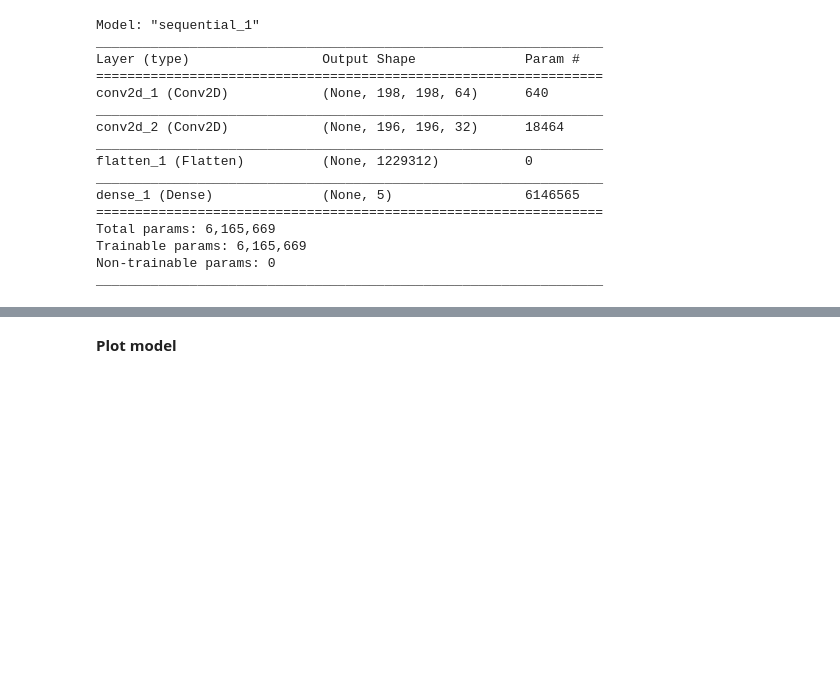
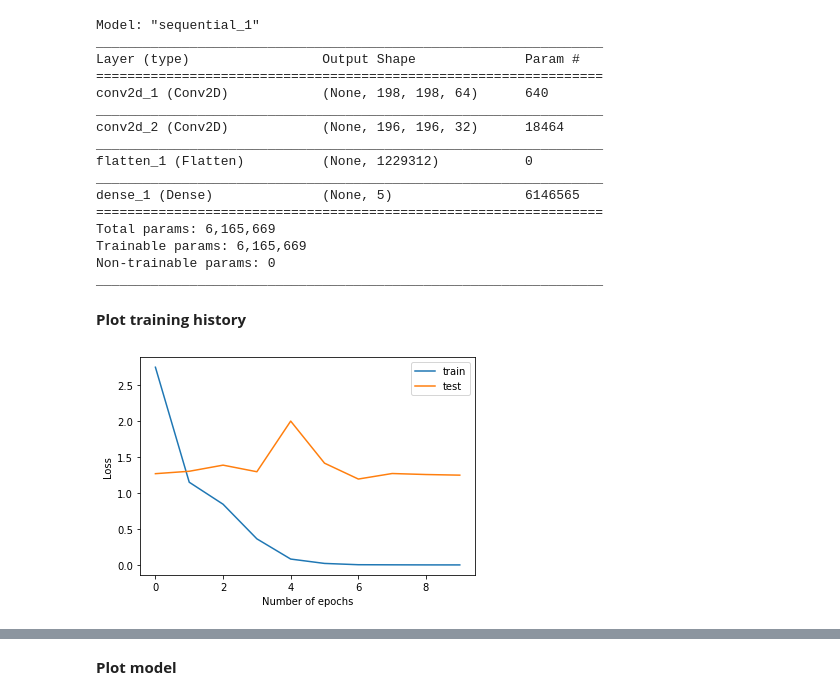
Before and after one commit to fernandolucasaa/computerGeneratedHolography, a Jupyter notebook: neural_network/jupyterNeuralNetworks.ipynb, the cells around one changed output, grey strips where cells are left out. Drawn from its saved outputs; the diff is of its cells as text; code cells hidden in the pictures; blank space fills up the shorter version.

```diff
--- a/neural_network/jupyterNeuralNetworks.ipynb
+++ b/neural_network/jupyterNeuralNetworks.ipynb
@@ -82,0 +86,15 @@ for i in range(nb_holograms):
+# %%
+def normalize(arr):
+    max_value = np.max(np.max(arr, axis = 0))
+    min_value = np.min(np.min(arr, axis = 0))
+    arr = (arr - min_value) / (max_value - min_value)
+    return arr
+# %%
+%%time
+# Normalize the data
+dat_norm = np.zeros([nb_holograms, rows, columns], dtype = complex)
+
+# Normalize each hologram
+for i in range(nb_holograms):
+    dat_norm[i,:,:] = normalize(dat_r[i,:,])
+print(dat_norm.shape)
@@ -102,7 +123,7 @@ Counter({0.0: 300, 1.0: 300, 2.0: 300, 3.0: 300, 4.0: 300})
 Split the dataset in trainset and testset
 # %%
 # Dataset
-X_array = dat_r
+X_array = dat_norm
 
 # Number of examples
 m = nb_holograms
@@ -238,5 +259,5 @@ nb_batch = 1
 %%time
 
 # Number of epochs: number of tmes the model wil cycle trough the data
-model.fit(X_train, Y_train, validation_data = (X_test, Y_test), epochs = nb_epochs)
+history = model.fit(X_train, Y_train, validation_data = (X_test, Y_test), epochs = nb_epochs)
 # %% [output]
@@ -326,3 +359,14 @@ Total params: 6,165,669
 Trainable params: 6,165,669
 Non-trainable params: 0
 _________________________________________________________________
+# %% [markdown]
+**Plot training history**
+# %%
+plt.plot(history.history['loss'], label = 'train')
+plt.plot(history.history['val_loss'], label = 'test')
+plt.legend()
+plt.xlabel('Number of epochs')
+plt.ylabel('Loss')
+plt.show()
+# %% [output]
+[figure, added]
```
Also changed, not shown: parts of 12 cells of this notebook, 1 other file.
